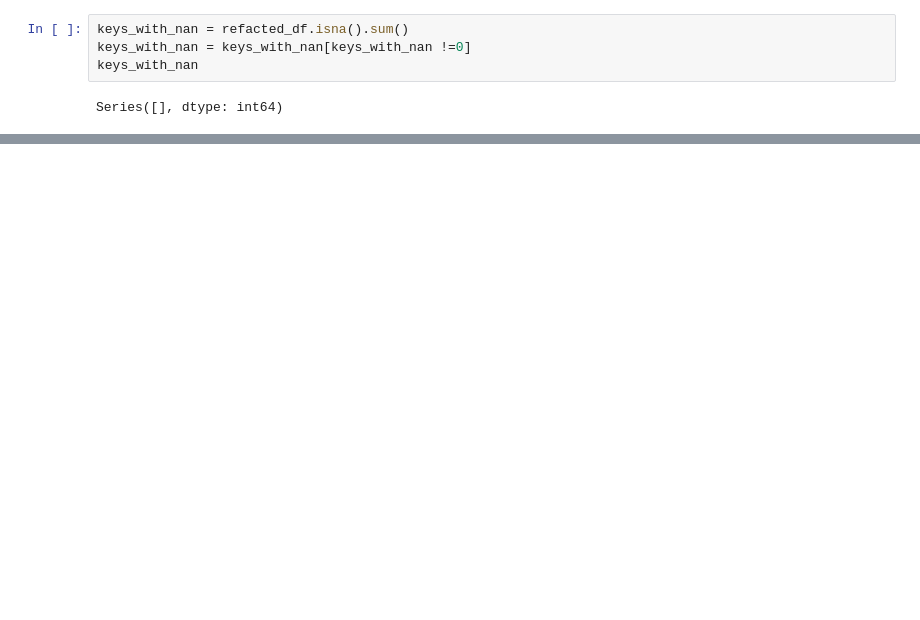
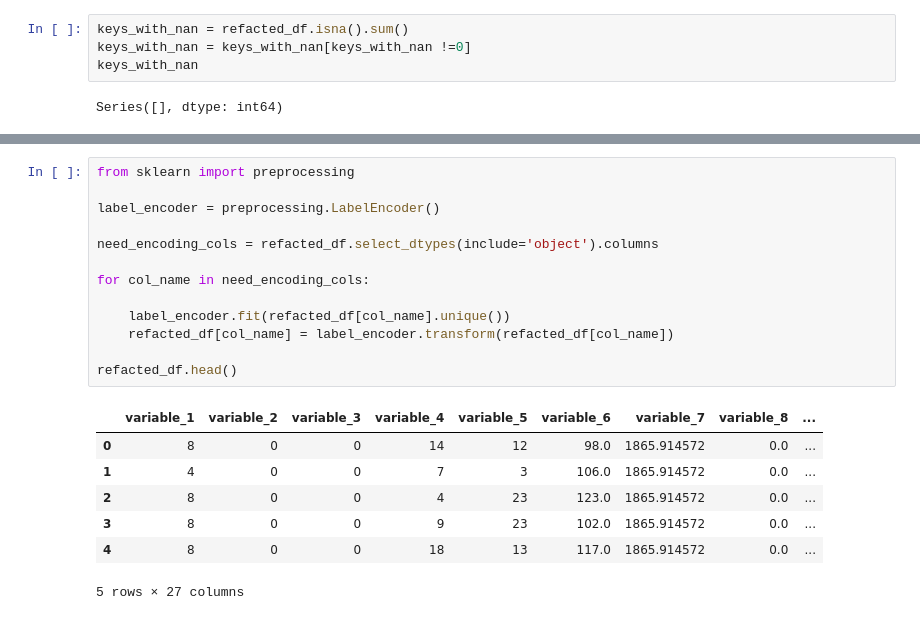
Before and after one commit to bobrotopor/AI, a Jupyter notebook: classification/classification.ipynb, the cells around one changed output, grey strips where cells are left out. Drawn from its saved outputs; the diff is of its cells as text; blank space fills up the shorter version.

```diff
--- a/classification/classification.ipynb
+++ b/classification/classification.ipynb
@@ -184,0 +213,21 @@ Series([], dtype: int64)
+# %%
+from sklearn import preprocessing
+
+label_encoder = preprocessing.LabelEncoder()
+
+need_encoding_cols = refacted_df.select_dtypes(include='object').columns
+
+for col_name in need_encoding_cols:
+
+    label_encoder.fit(refacted_df[col_name].unique())
+    refacted_df[col_name] = label_encoder.transform(refacted_df[col_name])
+
+refacted_df.head()
+# %% [output]
+|  | variable_1 | variable_2 | variable_3 | variable_4 | variable_5 | variable_6 | variable_7 | variable_8 | ... |
+| 0 | 8 | 0 | 0 | 14 | 12 | 98.0 | 1865.914572 | 0.0 | ... |
+| 1 | 4 | 0 | 0 | 7 | 3 | 106.0 | 1865.914572 | 0.0 | ... |
+| 2 | 8 | 0 | 0 | 4 | 23 | 123.0 | 1865.914572 | 0.0 | ... |
+| 3 | 8 | 0 | 0 | 9 | 23 | 102.0 | 1865.914572 | 0.0 | ... |
+| 4 | 8 | 0 | 0 | 18 | 13 | 117.0 | 1865.914572 | 0.0 | ... |
+5 rows × 27 columns
```
Also changed, not shown: parts of 32 cells of this notebook, 1 other file.
